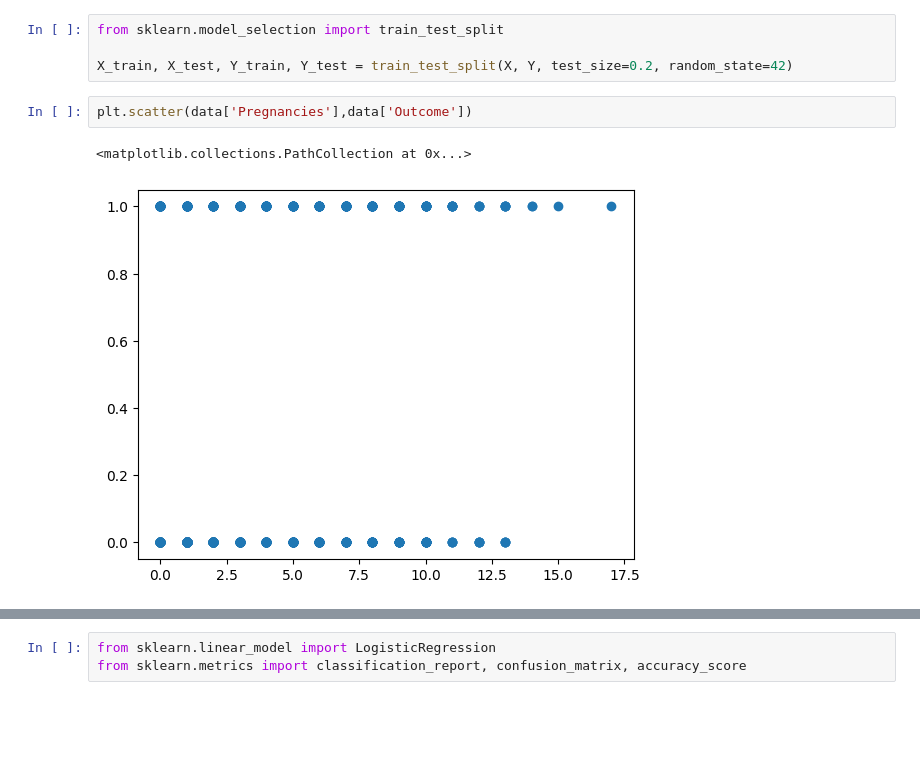
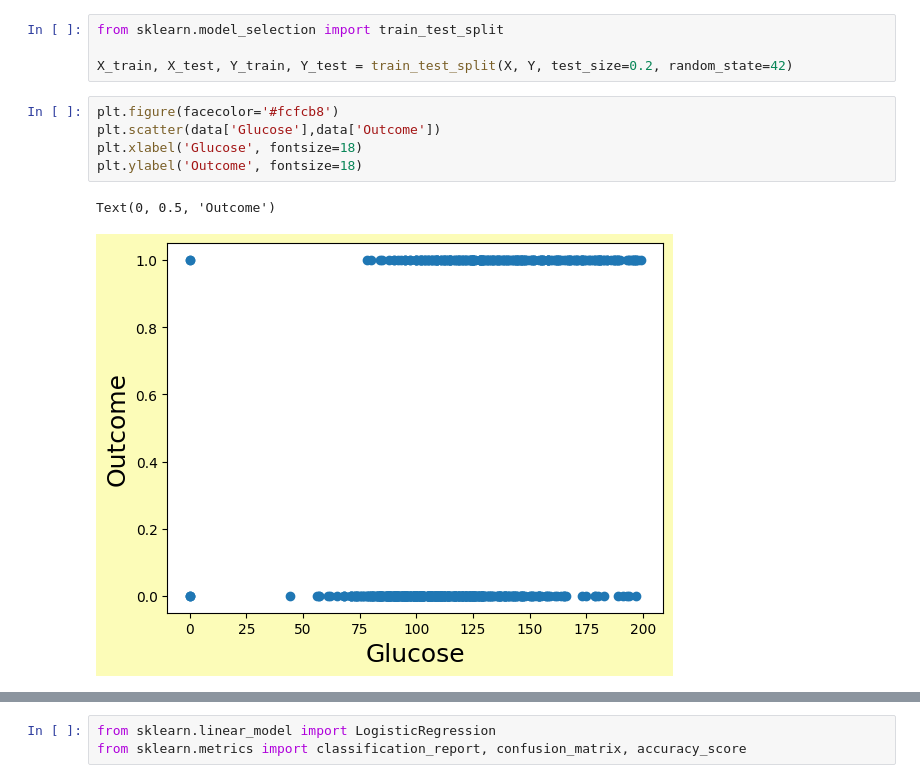
Before and after one commit to Japneet-Diamond/GitHub-ashoka-horizons-data-science, a Jupyter notebook: final-project/diabetes.ipynb, the cells around one changed output, grey strips where cells are left out. Saved outputs shown, nothing was run; the diff lists cells and outputs as text; blank space fills up the shorter version.

```diff
--- a/final-project/diabetes.ipynb
+++ b/final-project/diabetes.ipynb
@@ -194,8 +194,11 @@ def make_splits(X,Y):
 from sklearn.model_selection import train_test_split
 
 X_train, X_test, Y_train, Y_test = train_test_split(X, Y, test_size=0.2, random_state=42)
-# %%
-plt.scatter(data['Pregnancies'],data['Outcome'])
-# %% [output]
-<matplotlib.collections.PathCollection at 0x...>
-[figure, removed]
+# %%
+plt.figure(facecolor='#fcfcb8')
+plt.scatter(data['Glucose'],data['Outcome'])
+plt.xlabel('Glucose', fontsize=18)
+plt.ylabel('Outcome', fontsize=18)
+# %% [output]
+Text(0, 0.5, 'Outcome')
+[figure, added]
```
Also changed, not shown: parts of 9 cells of this notebook, 1 other file.
